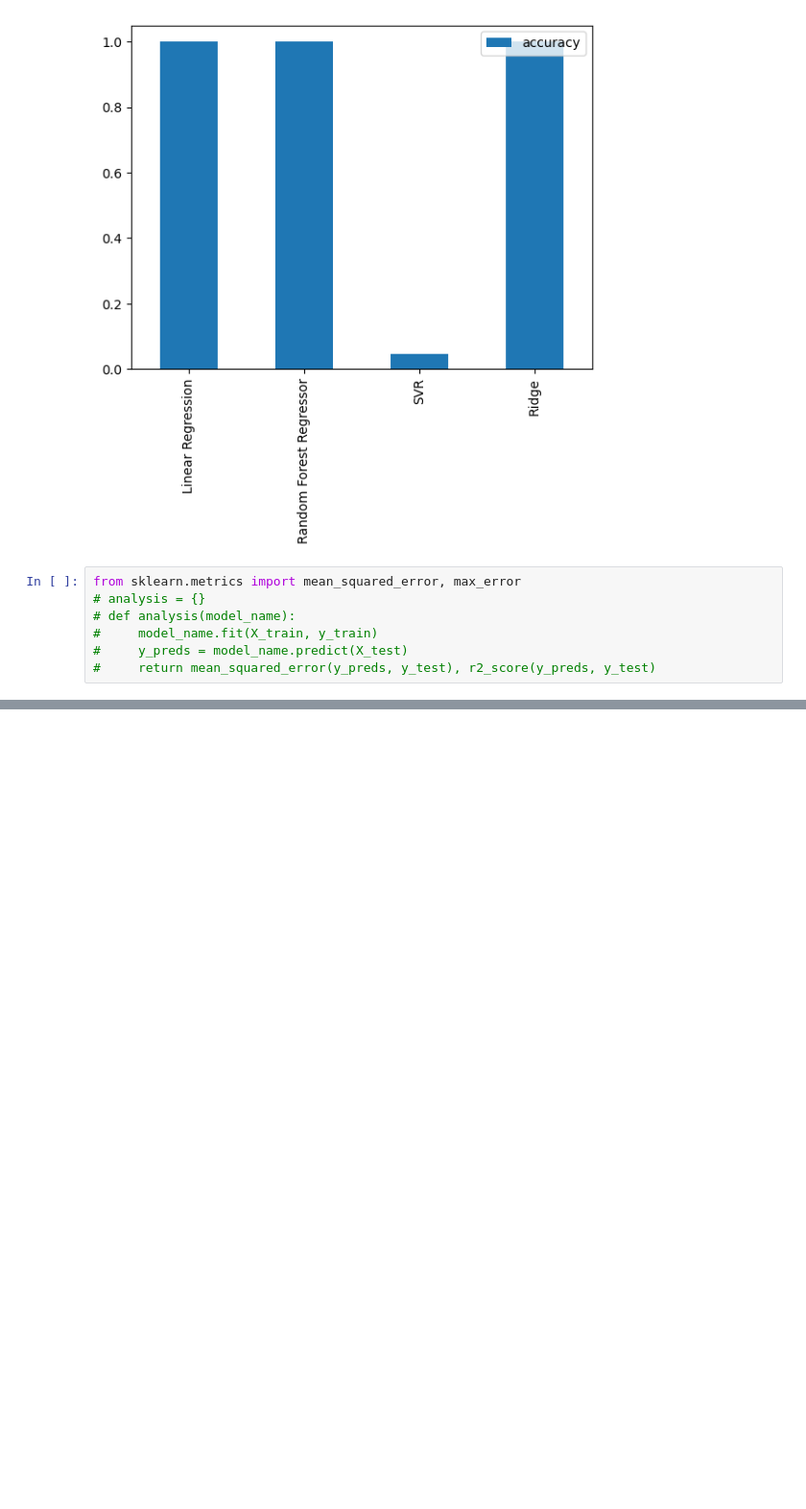
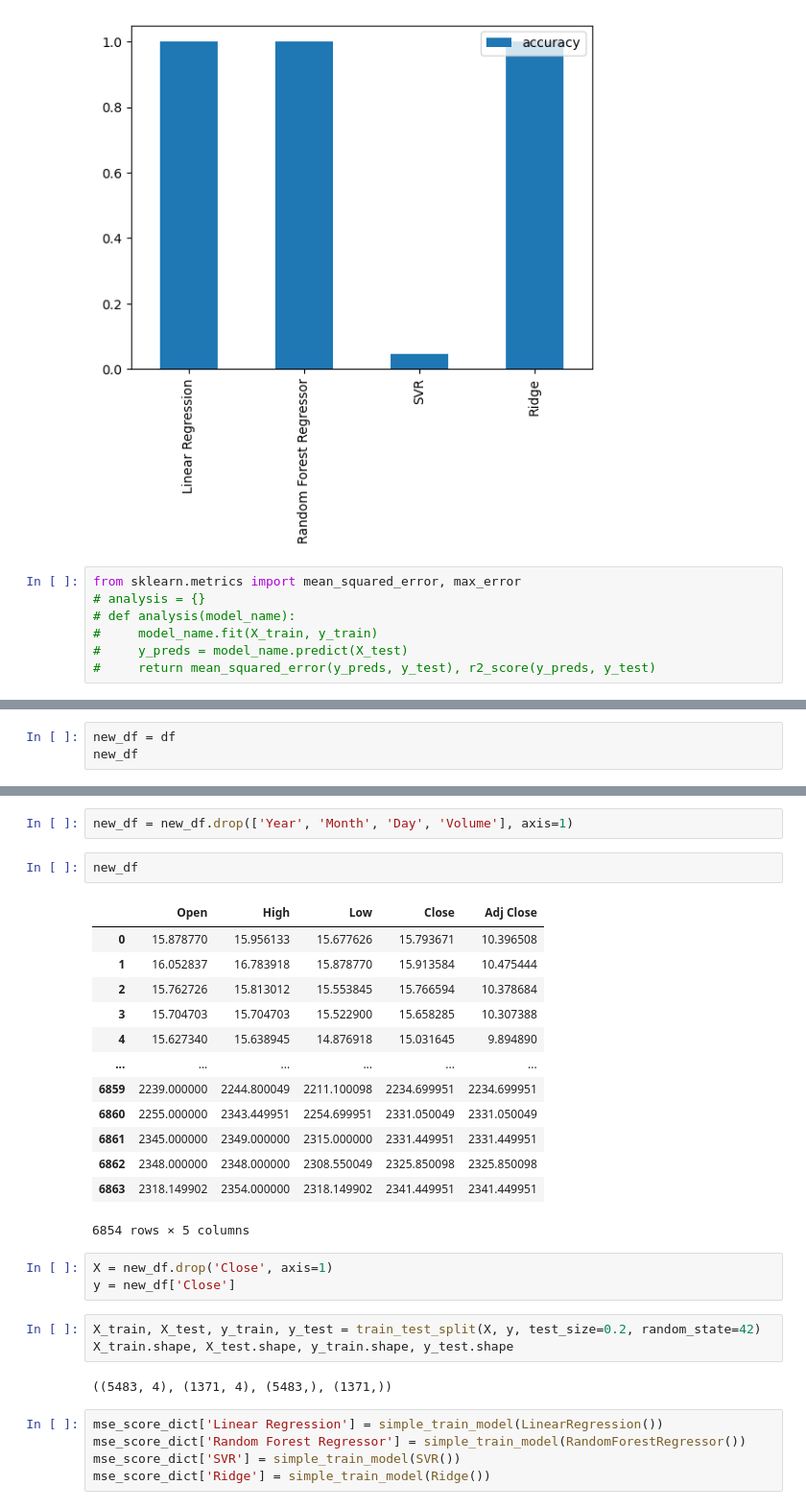
Before and after one commit to sameerbatra1/Reliance-stock-prediction, a Jupyter notebook: Code.ipynb, the cells around one changed output, grey strips where cells are left out. Shown at 96% size. Cells and saved outputs as stored; diff of their text form; blank space fills up the shorter version.

```diff
--- a/Code.ipynb
+++ b/Code.ipynb
@@ -465,0 +798,3 @@ Fitting 5 folds for each of 1920 candidates, totalling 9600 fits
+# %%
+new_df = df
+new_df
@@ -465,0 +815,31 @@ Fitting 5 folds for each of 1920 candidates, totalling 9600 fits
+# %%
+new_df = new_df.drop(['Year', 'Month', 'Day', 'Volume'], axis=1)
+# %%
+new_df
+# %% [output]
+|  | Open | High | Low | Close | Adj Close |
+| 0 | 15.878770 | 15.956133 | 15.677626 | 15.793671 | 10.396508 |
+| 1 | 16.052837 | 16.783918 | 15.878770 | 15.913584 | 10.475444 |
+| 2 | 15.762726 | 15.813012 | 15.553845 | 15.766594 | 10.378684 |
+| 3 | 15.704703 | 15.704703 | 15.522900 | 15.658285 | 10.307388 |
+| 4 | 15.627340 | 15.638945 | 14.876918 | 15.031645 | 9.894890 |
+| ... | ... | ... | ... | ... | ... |
+| 6859 | 2239.000000 | 2244.800049 | 2211.100098 | 2234.699951 | 2234.699951 |
+| 6860 | 2255.000000 | 2343.449951 | 2254.699951 | 2331.050049 | 2331.050049 |
+| 6861 | 2345.000000 | 2349.000000 | 2315.000000 | 2331.449951 | 2331.449951 |
+| 6862 | 2348.000000 | 2348.000000 | 2308.550049 | 2325.850098 | 2325.850098 |
+| 6863 | 2318.149902 | 2354.000000 | 2318.149902 | 2341.449951 | 2341.449951 |
+6854 rows × 5 columns
+# %%
+X = new_df.drop('Close', axis=1)
+y = new_df['Close']
+# %%
+X_train, X_test, y_train, y_test = train_test_split(X, y, test_size=0.2, random_state=42)
+X_train.shape, X_test.shape, y_train.shape, y_test.shape
+# %% [output]
+((5483, 4), (1371, 4), (5483,), (1371,))
+# %%
+mse_score_dict['Linear Regression'] = simple_train_model(LinearRegression())
+mse_score_dict['Random Forest Regressor'] = simple_train_model(RandomForestRegressor())
+mse_score_dict['SVR'] = simple_train_model(SVR())
+mse_score_dict['Ridge'] = simple_train_model(Ridge())
```
Also changed, not shown: parts of 38 cells of this notebook.
